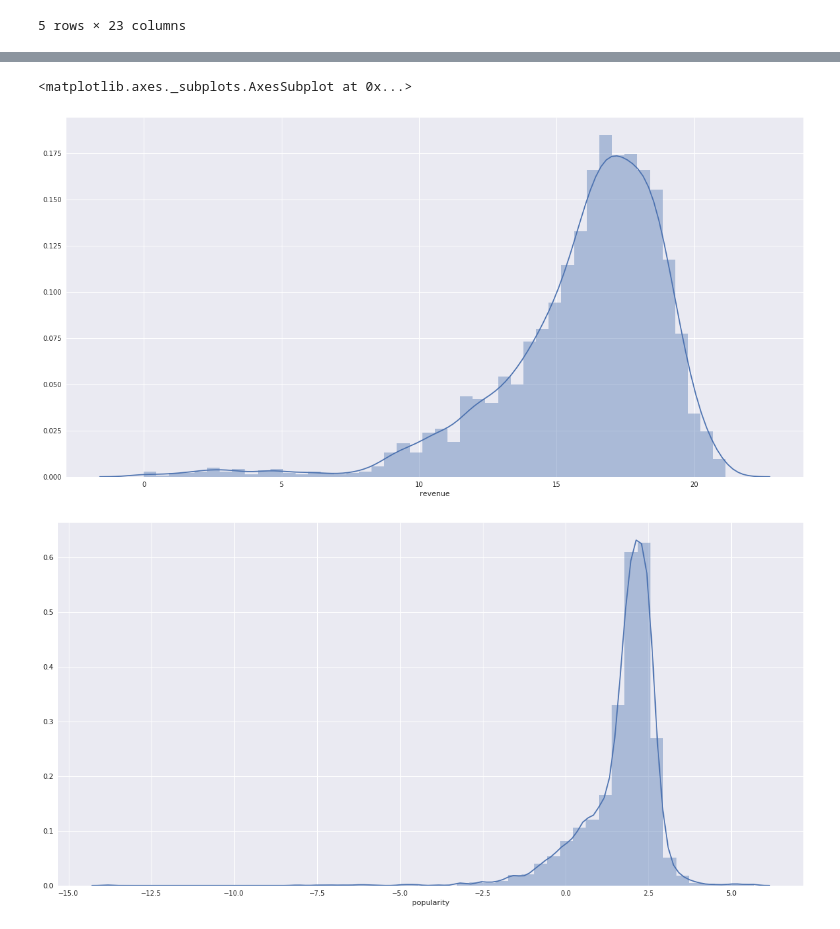
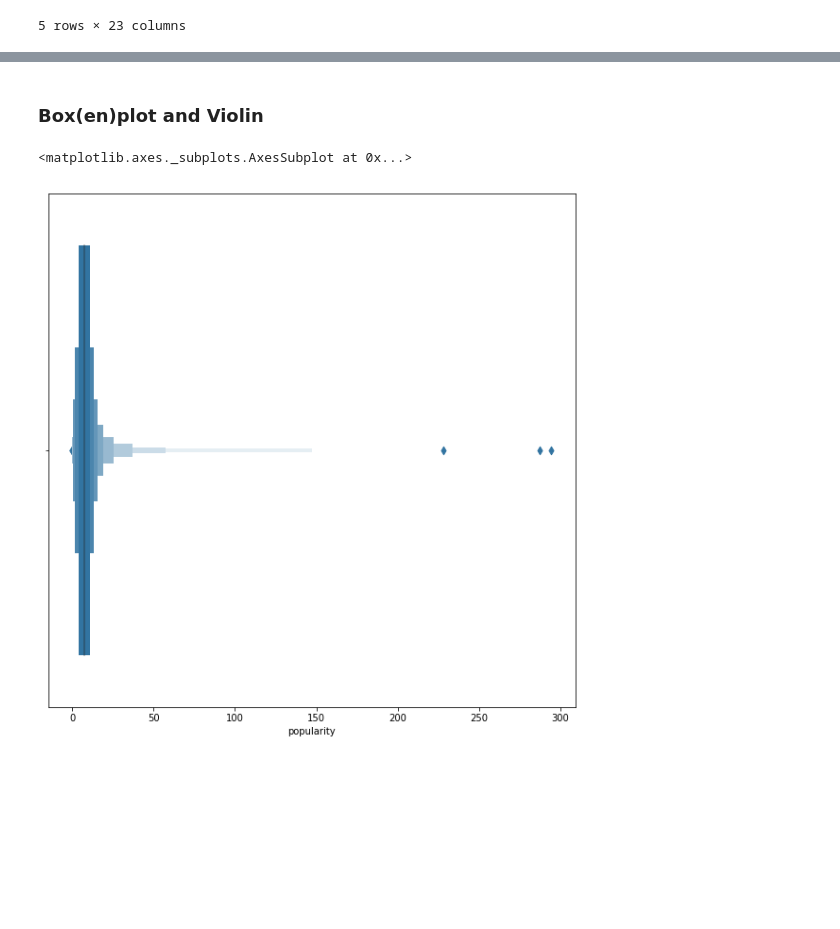
Before and after one commit to Cruzzor/BoxOffice, a Jupyter notebook: exploration_wiebke.ipynb, the cells around one changed output, grey strips where cells are left out. Saved outputs shown, nothing was run; the diff lists cells and outputs as text; code cells hidden in the pictures; blank space fills up the shorter version.

Commit message:
Try first steps to explore feature 'popularity'

```diff
--- a/exploration_wiebke.ipynb
+++ b/exploration_wiebke.ipynb
@@ -29,10 +90,8 @@ sns.distplot(data.popularity)
+# %% [markdown]
+### Box(en)plot and Violin
 # %%
-plt.figure(figsize=(20,10))
-sns.distplot(np.log(data.revenue))
-
-plt.figure(figsize=(20,10))
-sns.distplot(np.log(data.popularity))
+plt.figure(figsize=(10,10))
+sns.boxenplot(data.popularity)
 # %% [output]
 <matplotlib.axes._subplots.AxesSubplot at 0x...>
-[figure, old version]
+[figure, new version]
-[figure, removed]
```
Also changed, not shown: parts of 14 cells of this notebook.
